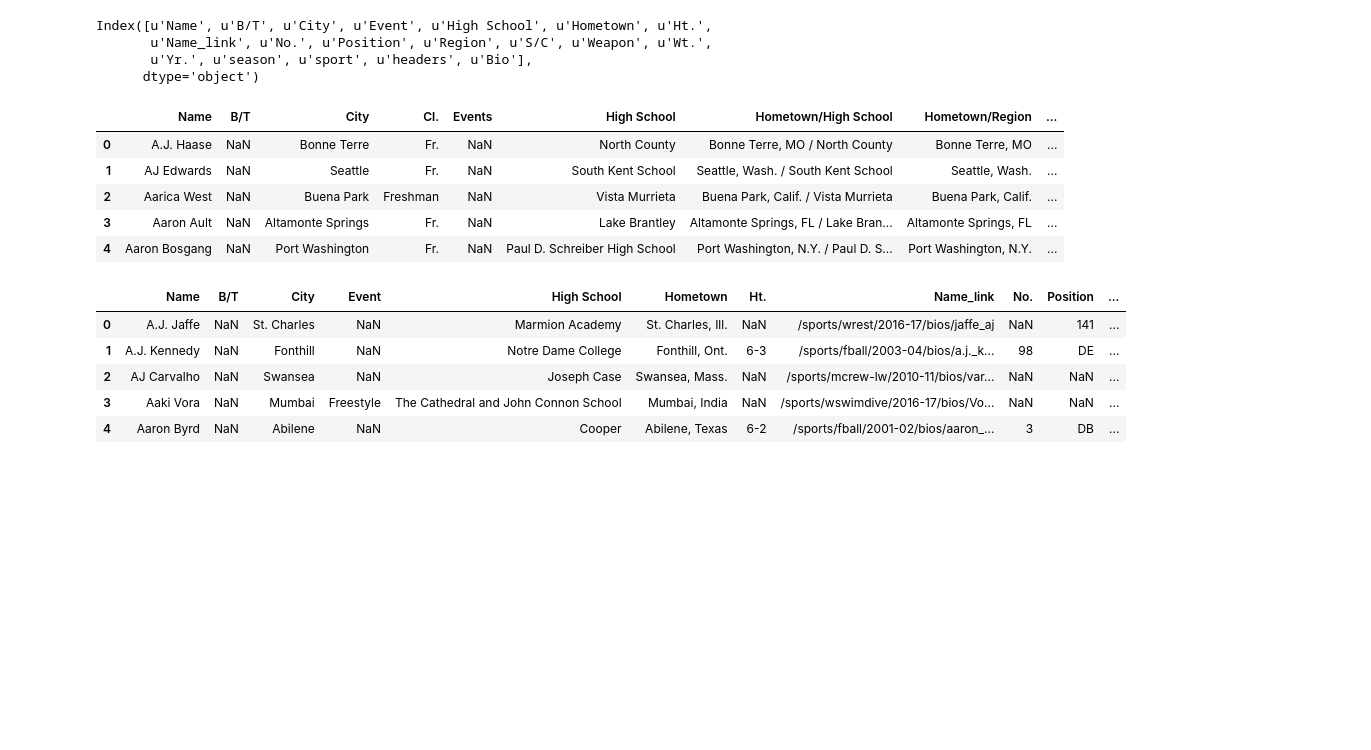
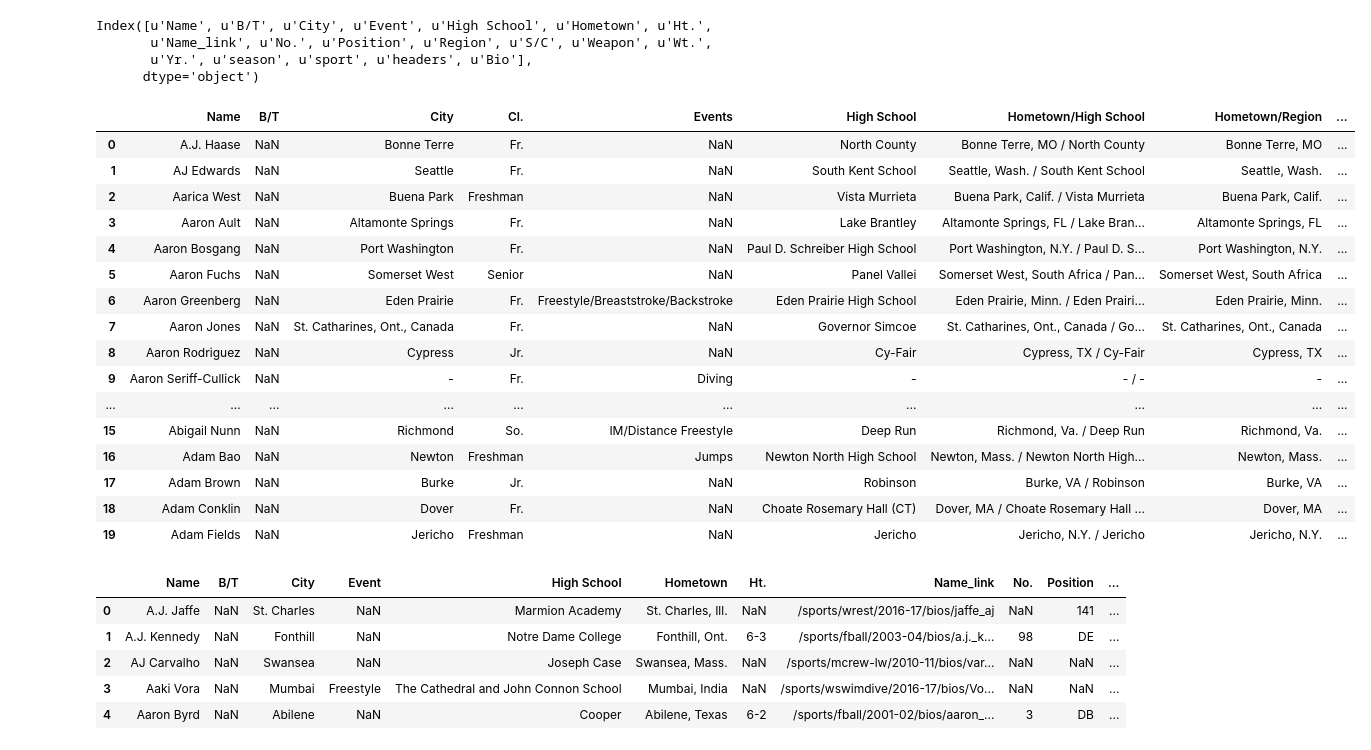
Before and after one commit to hydrosquall/yale_athletics_data, a Jupyter notebook: notebooks/SQL Dump Processing Yale Harvard.ipynb, the cells around one changed output. Saved outputs shown, nothing was run; the diff lists cells and outputs as text; code cells hidden in the pictures; blank space fills up the shorter version.

```diff
--- a/notebooks/SQL Dump Processing Yale Harvard.ipynb
+++ b/notebooks/SQL Dump Processing Yale Harvard.ipynb
@@ -40,14 +40,25 @@ Index([u'Name', u'B/T', u'City', u'Event', u'High School', u'Hometown', u'Ht.',
        u'Yr.', u'season', u'sport', u'headers', u'Bio'],
       dtype='object')
 # %%
-yale.head()
+yale.head(20)
 # %% [output]
 |  | Name | B/T | City | Cl. | Events | High School | Hometown/High School | Hometown/Region | ... |
 | 0 | A.J. Haase | NaN | Bonne Terre | Fr. | NaN | North County | Bonne Terre, MO / North County | Bonne Terre, MO | ... |
 | 1 | AJ Edwards | NaN | Seattle | Fr. | NaN | South Kent School | Seattle, Wash. / South Kent School | Seattle, Wash. | ... |
 | 2 | Aarica West | NaN | Buena Park | Freshman | NaN | Vista Murrieta | Buena Park, Calif. / Vista Murrieta | Buena Park, Calif. | ... |
 | 3 | Aaron Ault | NaN | Altamonte Springs | Fr. | NaN | Lake Brantley | Altamonte Springs, FL / Lake Bran... | Altamonte Springs, FL | ... |
 | 4 | Aaron Bosgang | NaN | Port Washington | Fr. | NaN | Paul D. Schreiber High School | Port Washington, N.Y. / Paul D. S... | Port Washington, N.Y. | ... |
+| 5 | Aaron Fuchs | NaN | Somerset West | Senior | NaN | Panel Vallei | Somerset West, South Africa / Pan... | Somerset West, South Africa | ... |
+| 6 | Aaron Greenberg | NaN | Eden Prairie | Fr. | Freestyle/Breaststroke/Backstroke | Eden Prairie High School | Eden Prairie, Minn. / Eden Prairi... | Eden Prairie, Minn. | ... |
+| 7 | Aaron Jones | NaN | St. Catharines, Ont., Canada | Fr. | NaN | Governor Simcoe | St. Catharines, Ont., Canada / Go... | St. Catharines, Ont., Canada | ... |
+| 8 | Aaron Rodriguez | NaN | Cypress | Jr. | NaN | Cy-Fair | Cypress, TX / Cy-Fair | Cypress, TX | ... |
+| 9 | Aaron Seriff-Cullick | NaN | - | Fr. | Diving | - | - / - | - | ... |
+| ... | ... | ... | ... | ... | ... | ... | ... | ... | ... |
+| 15 | Abigail Nunn | NaN | Richmond | So. | IM/Distance Freestyle | Deep Run | Richmond, Va. / Deep Run | Richmond, Va. | ... |
+| 16 | Adam Bao | NaN | Newton | Freshman | Jumps | Newton North High School | Newton, Mass. / Newton North High... | Newton, Mass. | ... |
+| 17 | Adam Brown | NaN | Burke | Jr. | NaN | Robinson | Burke, VA / Robinson | Burke, VA | ... |
+| 18 | Adam Conklin | NaN | Dover | Fr. | NaN | Choate Rosemary Hall (CT) | Dover, MA / Choate Rosemary Hall ... | Dover, MA | ... |
+| 19 | Adam Fields | NaN | Jericho | Freshman | NaN | Jericho | Jericho, N.Y. / Jericho | Jericho, N.Y. | ... |
 # %%
 harvard.head()
 # %% [output]
```
Also changed, not shown: 3 other files.
